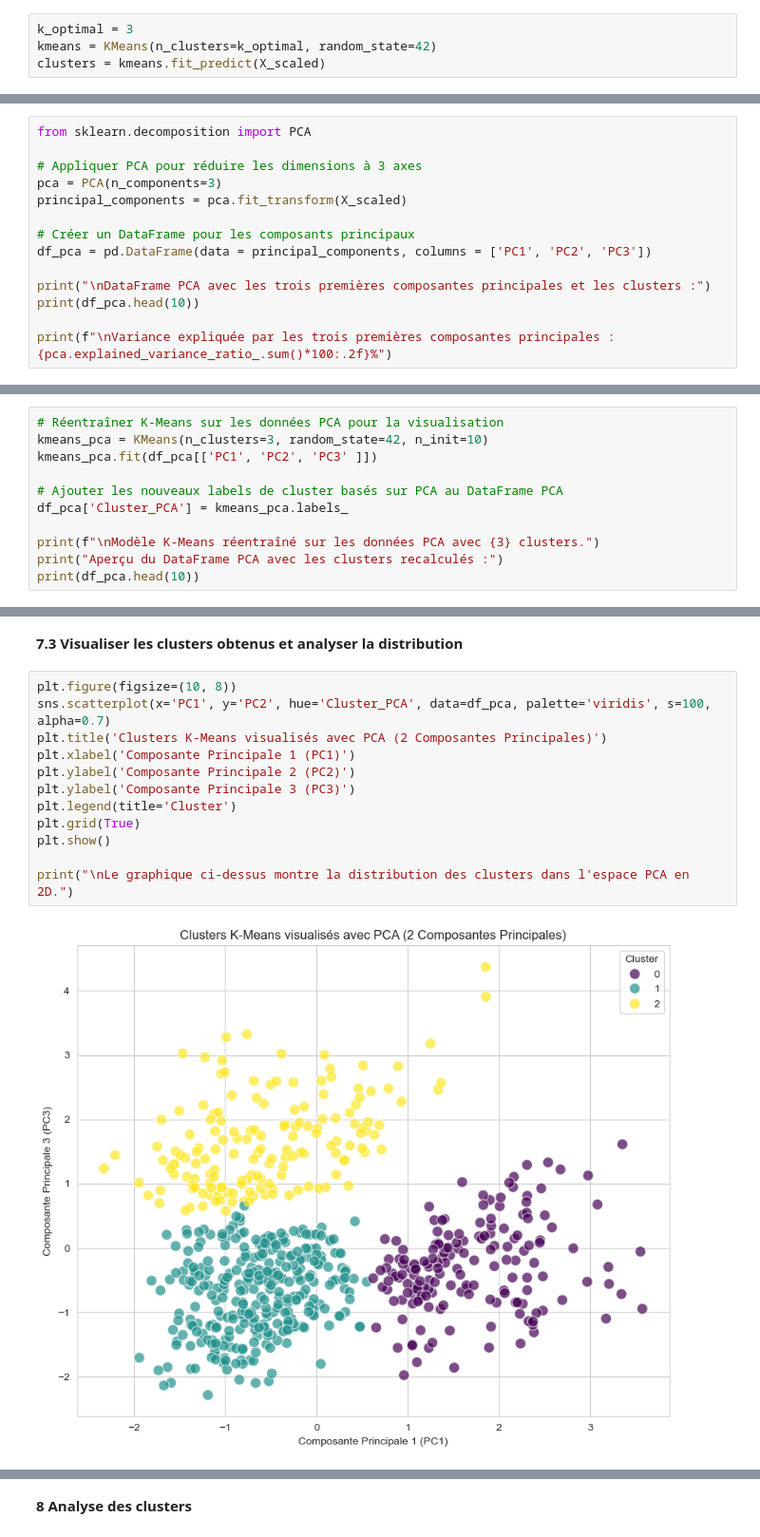
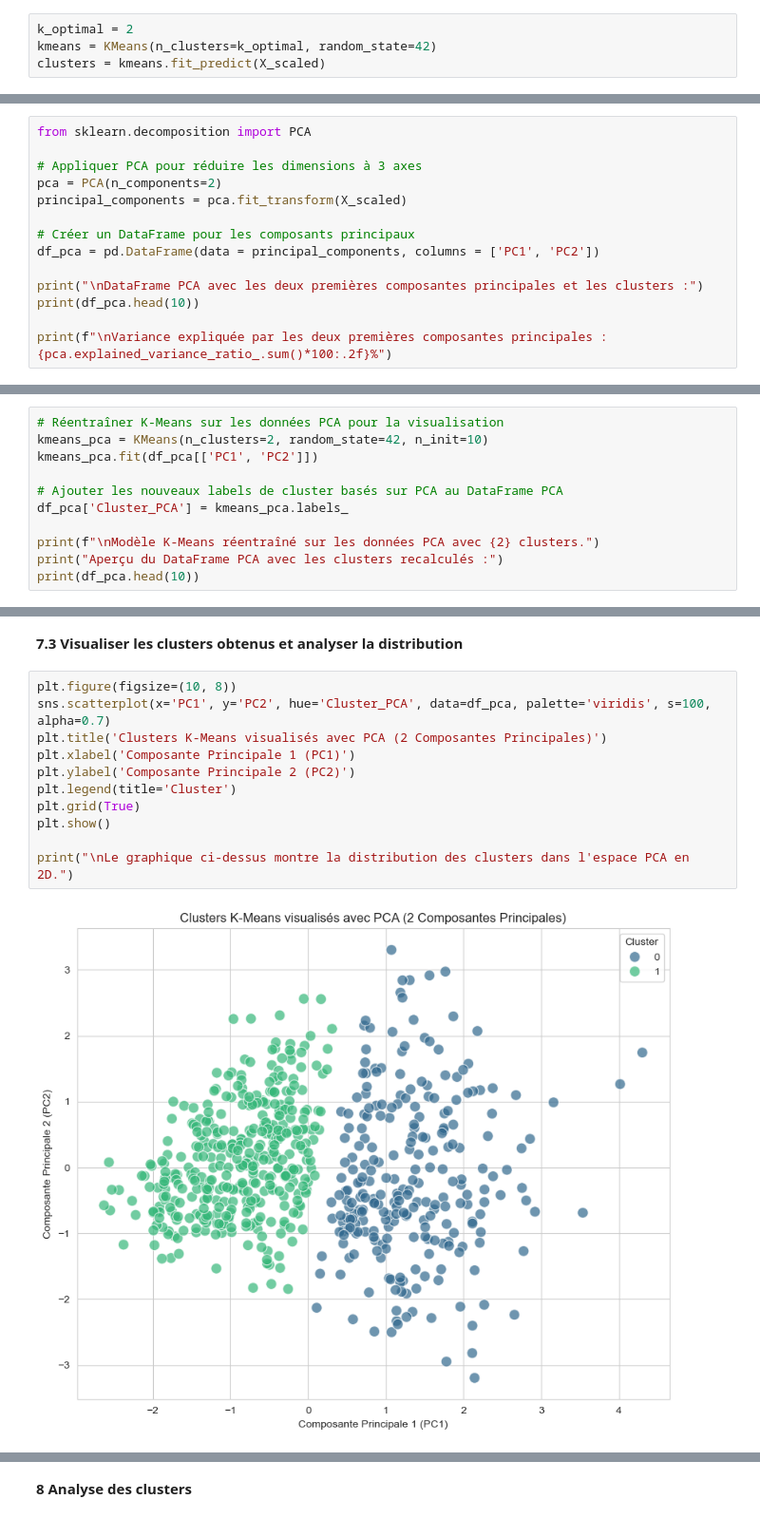
Before and after one commit to SalimM21/laboratoire-biom-dical-project, a Jupyter notebook: note-book.ipynb, the cells around one changed output, grey strips where cells are left out. Shown at 95% size. Drawn from its saved outputs; the diff is of its cells as text.

```diff
--- a/note-book.ipynb
+++ b/note-book.ipynb
@@ -310,7 +307,7 @@ L'inertie, aussi appelée somme des carrés des erreurs intra-cluster (WCSS - Wi
 # %% [markdown]
 **6.3 Entraînement du modèle K-Means avec le k optimal**
 # %%
-k_optimal = 3
+k_optimal = 2
 kmeans = KMeans(n_clusters=k_optimal, random_state=42)
 clusters = kmeans.fit_predict(X_scaled)
 # %% [markdown]
@@ -383,14 +379,14 @@ Index(['Glucose', 'BMI', 'Age', 'DiabetesPedigreeFunction', 'Cluster'], dtype='o
 from sklearn.decomposition import PCA
 
 # Appliquer PCA pour réduire les dimensions à 3 axes
-pca = PCA(n_components=3)
+pca = PCA(n_components=2)
 principal_components = pca.fit_transform(X_scaled)
 
 # Créer un DataFrame pour les composants principaux
-df_pca = pd.DataFrame(data = principal_components, columns = ['PC1', 'PC2', 'PC3'])
+df_pca = pd.DataFrame(data = principal_components, columns = ['PC1', 'PC2'])
 
-print("\nDataFrame PCA avec les trois premières composantes principales et les clusters :")
+print("\nDataFrame PCA avec les deux premières composantes principales et les clusters :")
 print(df_pca.head(10))
 
-print(f"\nVariance expliquée par les trois premières composantes principales : {pca.explained_variance_ratio_.sum()*100:.2f}%")
+print(f"\nVariance expliquée par les deux premières composantes principales : {pca.explained_variance_ratio_.sum()*100:.2f}%")
 # %% [output]
@@ -412,13 +408,13 @@ Variance expliquée par les trois premières composantes principales : 81.27%
 **7.2 Réentraîner le modèle K-Means sur les nouvelles dimensions**
 # %%
 # Réentraîner K-Means sur les données PCA pour la visualisation
-kmeans_pca = KMeans(n_clusters=3, random_state=42, n_init=10)
-kmeans_pca.fit(df_pca[['PC1', 'PC2', 'PC3' ]])
+kmeans_pca = KMeans(n_clusters=2, random_state=42, n_init=10)
+kmeans_pca.fit(df_pca[['PC1', 'PC2']])
 
 # Ajouter les nouveaux labels de cluster basés sur PCA au DataFrame PCA
 df_pca['Cluster_PCA'] = kmeans_pca.labels_
 
-print(f"\nModèle K-Means réentraîné sur les données PCA avec {3} clusters.")
+print(f"\nModèle K-Means réentraîné sur les données PCA avec {2} clusters.")
 print("Aperçu du DataFrame PCA avec les clusters recalculés :")
 print(df_pca.head(10))
 # %% [output]
@@ -440,17 +436,16 @@ Aperçu du DataFrame PCA avec les clusters recalculés :
 # %%
 plt.figure(figsize=(10, 8))
 sns.scatterplot(x='PC1', y='PC2', hue='Cluster_PCA', data=df_pca, palette='viridis', s=100, alpha=0.7)
 plt.title('Clusters K-Means visualisés avec PCA (2 Composantes Principales)')
 plt.xlabel('Composante Principale 1 (PC1)')
 plt.ylabel('Composante Principale 2 (PC2)')
-plt.ylabel('Composante Principale 3 (PC3)')
 plt.legend(title='Cluster')
 plt.grid(True)
 plt.show()
 
 print("\nLe graphique ci-dessus montre la distribution des clusters dans l'espace PCA en 2D.")
 # %% [output]
-[figure, old version]
+[figure, new version]
 Le graphique ci-dessus montre la distribution des clusters dans l'espace PCA en 2D.
 # %% [markdown]
 **8 Analyse des clusters**
```
Also changed, not shown: parts of 27 cells of this notebook, 1 other file.
